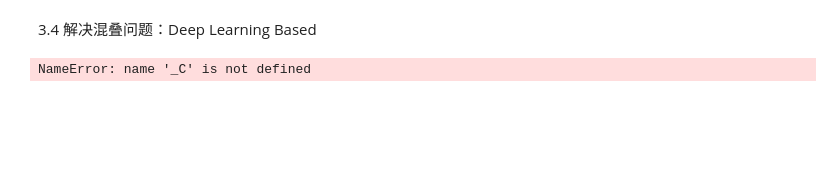
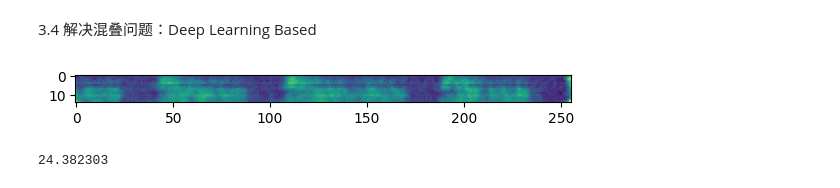
Before and after one commit to auto-Dog/MOAC_deep, a Jupyter notebook: src/time_freq_unaligend.ipynb, the cells around one changed output. Cells and saved outputs as stored; diff of their text form; code cells hidden in the pictures; blank space fills up the shorter version.

```diff
--- a/src/time_freq_unaligend.ipynb
+++ b/src/time_freq_unaligend.ipynb
@@ -310,11 +313,12 @@ KeyboardInterrupt:
 # %%
 # tiny U-Net
 from single_inference import inference
 # hh = np.array([1.]*20).reshape(-1,1)
-output,image = inference(y_out.flatten(),'../model_Umod3.pth',M_users,L_symbols,hh,SNR_db_global)
+output,image = inference(y_out.flatten(),'../model_Umod5.pth',M_users,L_symbols,hh,SNR_db_global)
 image = image.real
 plt.imshow(image)
 plt.show()
 print(np.mean(np.abs(np.sum(image,axis=0)-np.sum(d_data,axis=0))**2))
 # %% [output]
+[figure, added]
-NameError: name '_C' is not defined
+24.382303
```
Also changed, not shown: parts of 8 cells of this notebook, 1 other file.
